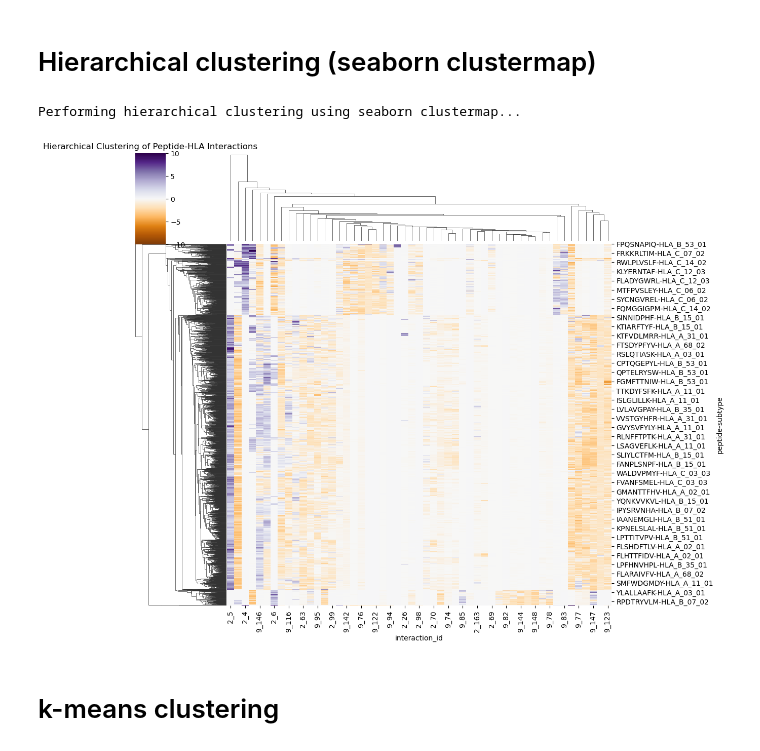
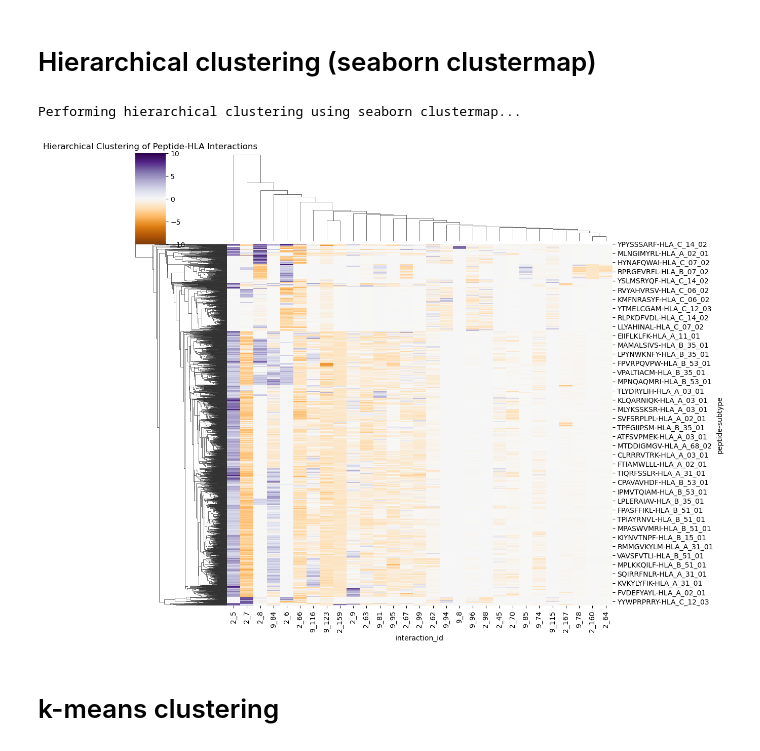
Before and after one commit to costbio/pepmod_mhc_dynamics, a Jupyter notebook: env_grinn_clusterIE.ipynb, the cells around one changed output. Saved outputs shown, nothing was run; the diff lists cells and outputs as text; code cells hidden in the pictures.

```diff
--- a/env_grinn_clusterIE.ipynb
+++ b/env_grinn_clusterIE.ipynb
@@ -186,0 +227,6 @@ Clustering matrix shape after filtering weak interactions: (2605, 53)
+# %%
+# Convert the annotated Z-scores to a DataFrame for easier handling
+df_zscores = pd.DataFrame.from_dict(res_zscores_annotated, orient='index', columns=['Z-score'])
+
+# Order by Z-score
+df_zscores = df_zscores.sort_values(by='Z-score', ascending=False)
@@ -186,0 +252,30 @@ Clustering matrix shape after filtering weak interactions: (2605, 53)
+# %%
+# Compute total Z-scores for each peptide-HLA interaction
+interaction_zscores = {}
+
+for column in clustering_matrix_filtered_weak.columns:
+    # Parse the column name to extract peptide residue number and HLA residue number
+    peptide_resnum, hla_resnum = column.split('_')
+
+    # Create the corresponding keys for df_zscores
+    peptide_key = f"C_{peptide_resnum}"  # Peptide residue (chain C)
+    hla_key = f"A_{hla_resnum}"          # HLA residue (chain A)
+
+    # Get Z-scores for both residues (default to 0 if not found)
+    peptide_zscore = df_zscores.loc[peptide_key, 'Z-score'] if peptide_key in df_zscores.index else 0
+    hla_zscore = df_zscores.loc[hla_key, 'Z-score'] if hla_key in df_zscores.index else 0
+
+    # Sum the Z-scores
+    total_zscore = peptide_zscore + hla_zscore
+    interaction_zscores[column] = total_zscore
+
+# Create a DataFrame with the interaction Z-scores
+df_interaction_zscores = pd.DataFrame.from_dict(interaction_zscores, orient='index', columns=['Total_Z-score'])
+df_interaction_zscores = df_interaction_zscores.sort_values(by='Total_Z-score', ascending=False)
+
+print(f"Created interaction Z-scores dataframe with {len(df_interaction_zscores)} interactions")
+print("\nTop 10 interactions by total Z-score:")
+print(df_interaction_zscores.head(10))
+
+print("\nBottom 10 interactions by total Z-score:")
+print(df_interaction_zscores.tail(10))
@@ -186,0 +300,7 @@ Clustering matrix shape after filtering weak interactions: (2605, 53)
+# %%
+# Filter interactions with total Z-score above a certain threshold, e.g., 1.0, in interaction_matrix_filtered_weak
+threshold = 1.0
+significant_interactions = df_interaction_zscores[df_interaction_zscores['Total_Z-score'] > threshold].index
+interaction_matrix_final = clustering_matrix_filtered_weak[significant_interactions]
+print(f"Final interaction matrix shape after filtering by Z-score > {threshold}: {interaction_matrix_final.shape}")
+interaction_matrix_final.head()
@@ -203,13 +333,13 @@ sns.set_palette("husl")
 # %%
 # Hierarchical clustering using seaborn clustermap
 print("Performing hierarchical clustering using seaborn clustermap...")
 # Create a clustermap
-clustermap = sns.clustermap(clustering_matrix_filtered_weak, method='average', metric='euclidean', cmap='PuOr', vmin=-10, vmax=10, figsize=(12, 10))
+clustermap = sns.clustermap(interaction_matrix_final, method='average', metric='euclidean', cmap='PuOr', vmin=-10, vmax=10, figsize=(12, 10))
 plt.title('Hierarchical Clustering of Peptide-HLA Interactions')
 plt.show()
 # %% [output]
 Performing hierarchical clustering using seaborn clustermap...
-[figure, old version]
+[figure, new version]
 # %% [markdown]
 # k-means clustering
 # %%
```
Also changed, not shown: parts of 18 cells of this notebook.
